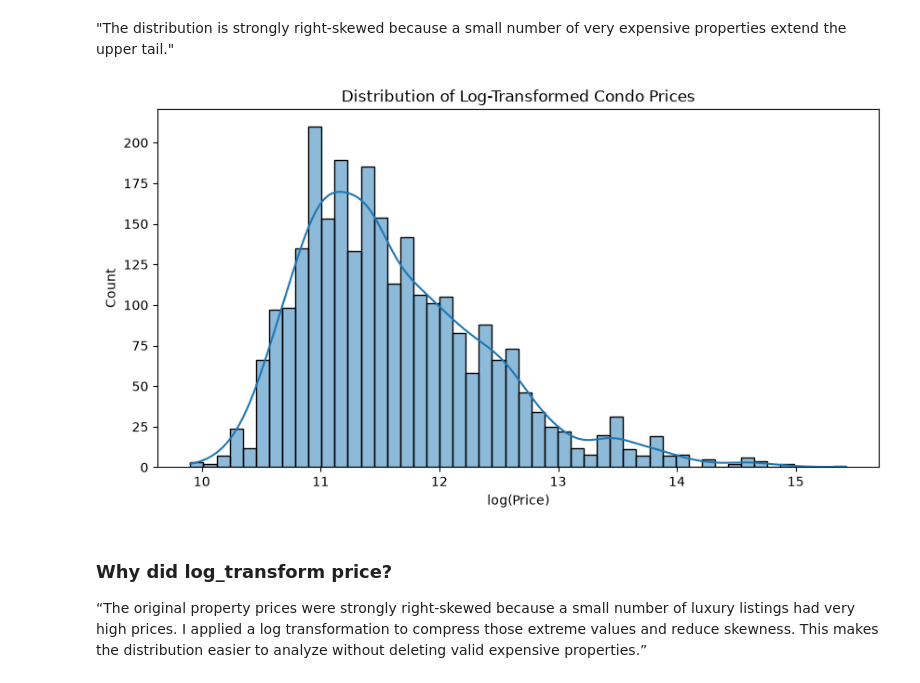
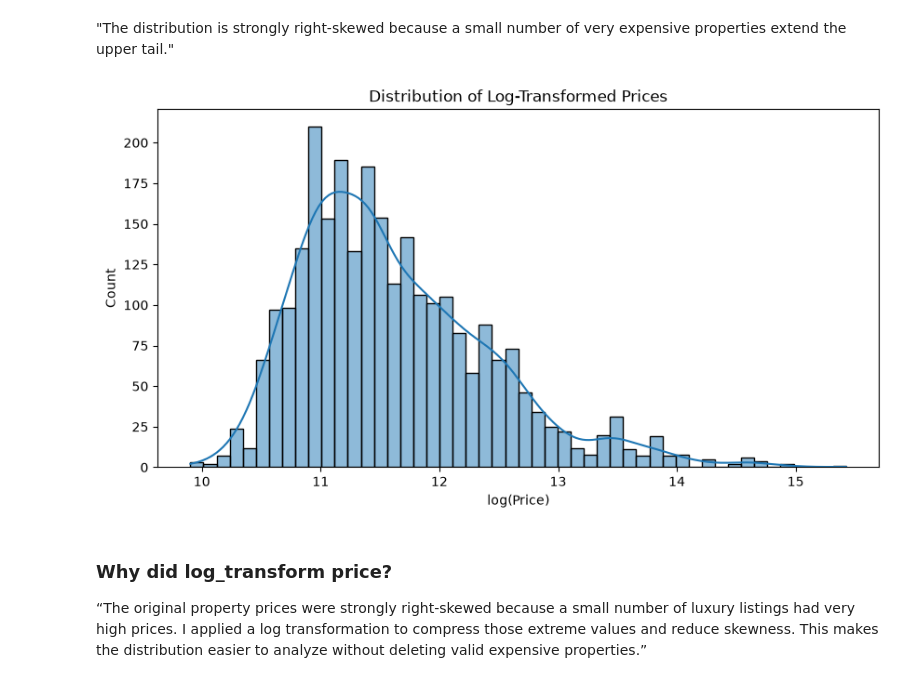
Before and after one commit to sengmengchho/PP_PropertyLens, a Jupyter notebook: notebooks/EDA_Gold.ipynb, the cells around one changed output. Cells and saved outputs as stored; diff of their text form; code cells hidden in the pictures.

```diff
--- a/notebooks/EDA_Gold.ipynb
+++ b/notebooks/EDA_Gold.ipynb
@@ -451,22 +451,22 @@ plt.show()
 # %%
 # Log Transformation of price_usd
 
 plt.figure(figsize=(10, 5))
 
 sns.histplot(
     data=eda_df,
     kde=True,
     x="log_price_usd",
     bins=50,
 )
 
 plt.xlabel("log(Price)")
 plt.ylabel("Count")
-plt.title("Distribution of Log-Transformed Condo Prices")
+plt.title("Distribution of Log-Transformed Prices")
 
 plt.show()
 # %% [output]
-[figure, old version]
+[figure, new version]
 # %% [markdown]
 ### Why did log_transform price?
 
```
Also changed, not shown: 2 other files.
